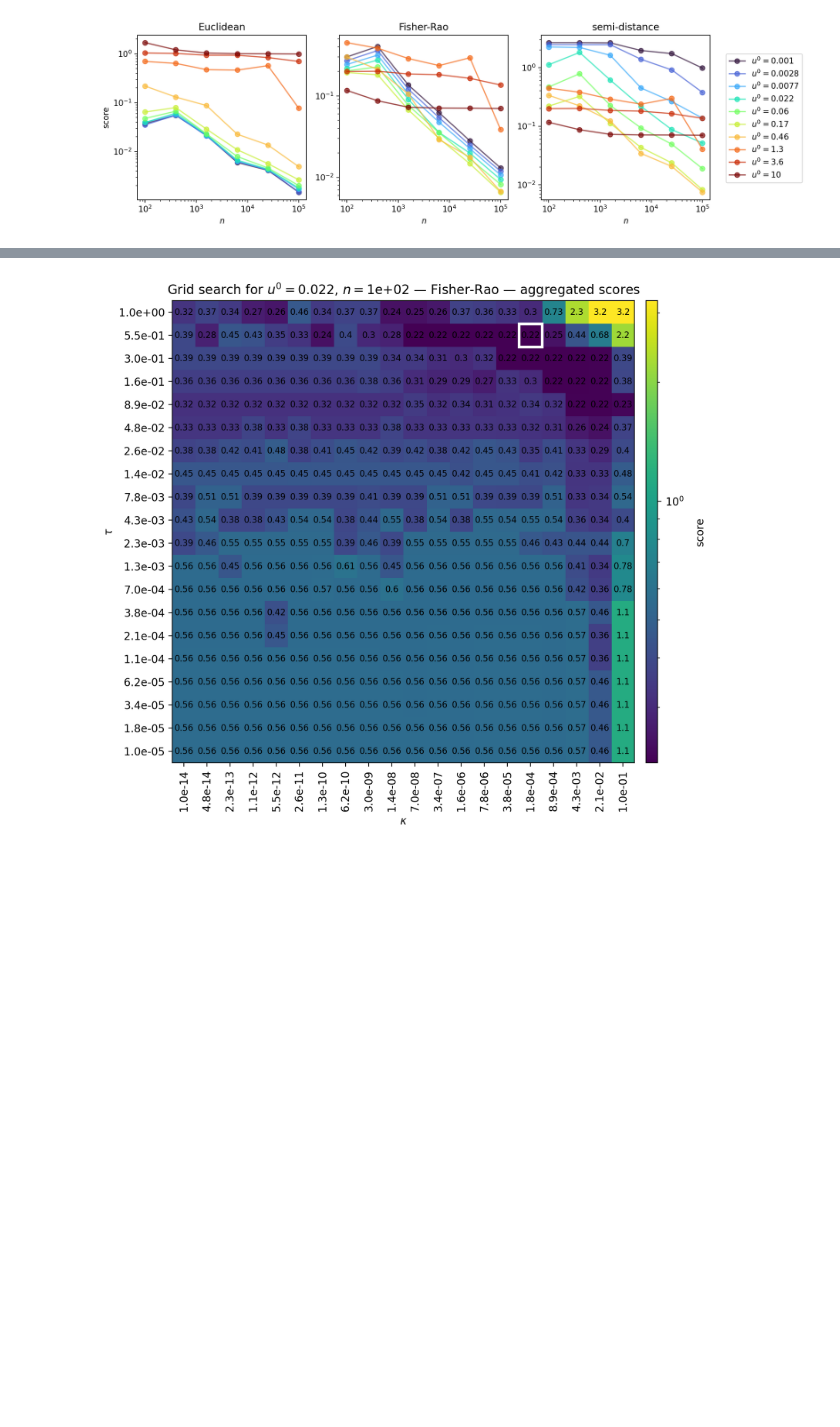
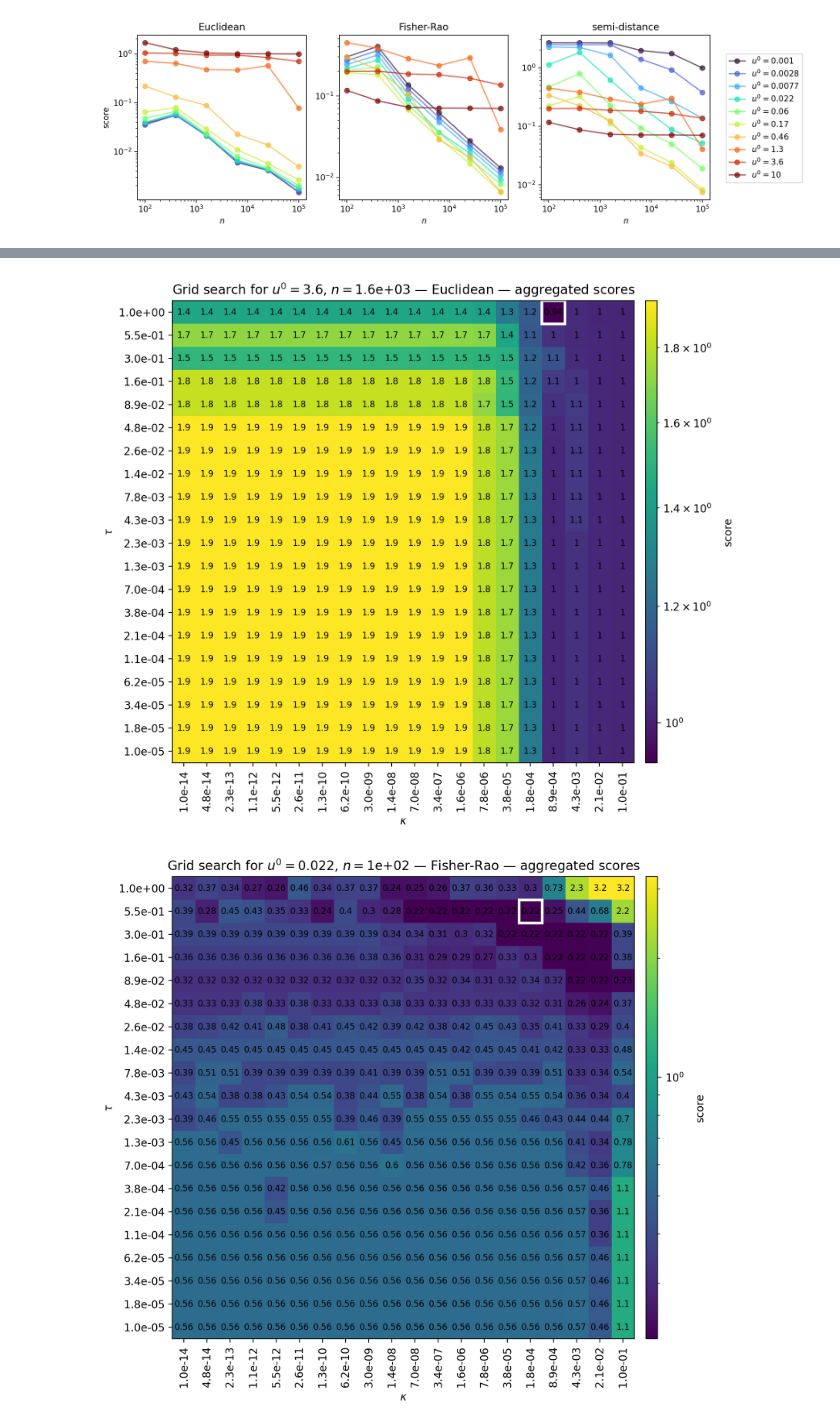
Before and after one commit to giardr/blasso_gmm_cpgd, a Jupyter notebook: cpgd_experiments.ipynb, the cells around one changed output, grey strips where cells are left out. Saved outputs shown, nothing was run; the diff lists cells and outputs as text; code cells hidden in the pictures; blank space fills up the shorter version.

```diff
--- a/cpgd_experiments.ipynb
+++ b/cpgd_experiments.ipynb
@@ -1313,3 +1336,12 @@ plot_best_results(best_results)
+# %%
+tab_u0 = torch.logspace(-3, 1, steps=10).tolist()
+tab_n_samples = torch.logspace(2, 5, steps=6).to(torch.int).tolist()
+
+u0 = tab_u0[-2]
+n = tab_n_samples[2]
+plot_tau_kappa_grid_from_aggregated(aggregated_results, u0, n, "Euclidean")
+# %% [output]
+[figure, added]
 # %%
 u0 = results[227000][0][0]
 n = results[227000][0][5]
```
Also changed, not shown: parts of 12 cells of this notebook, 1 other file.
